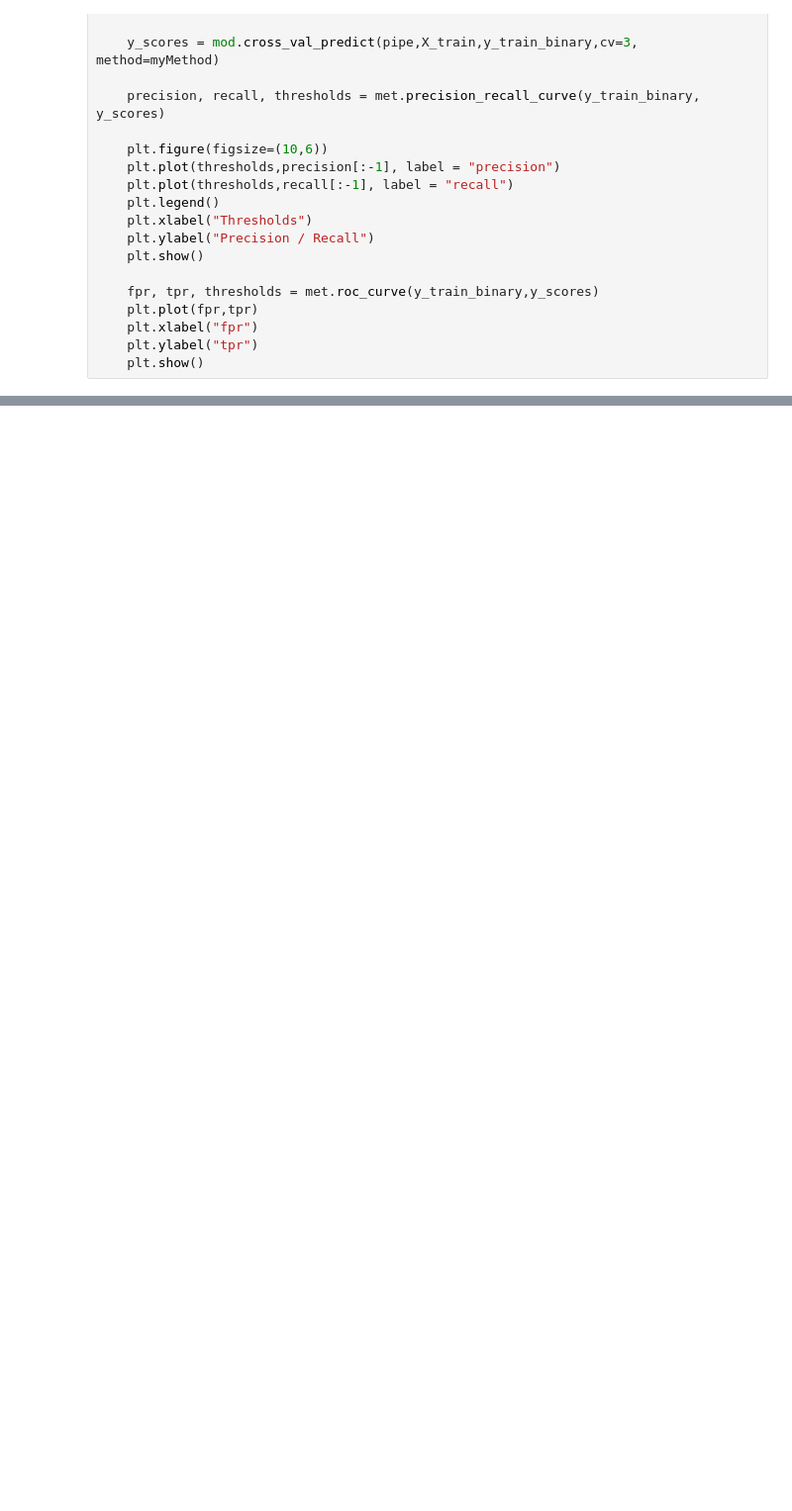
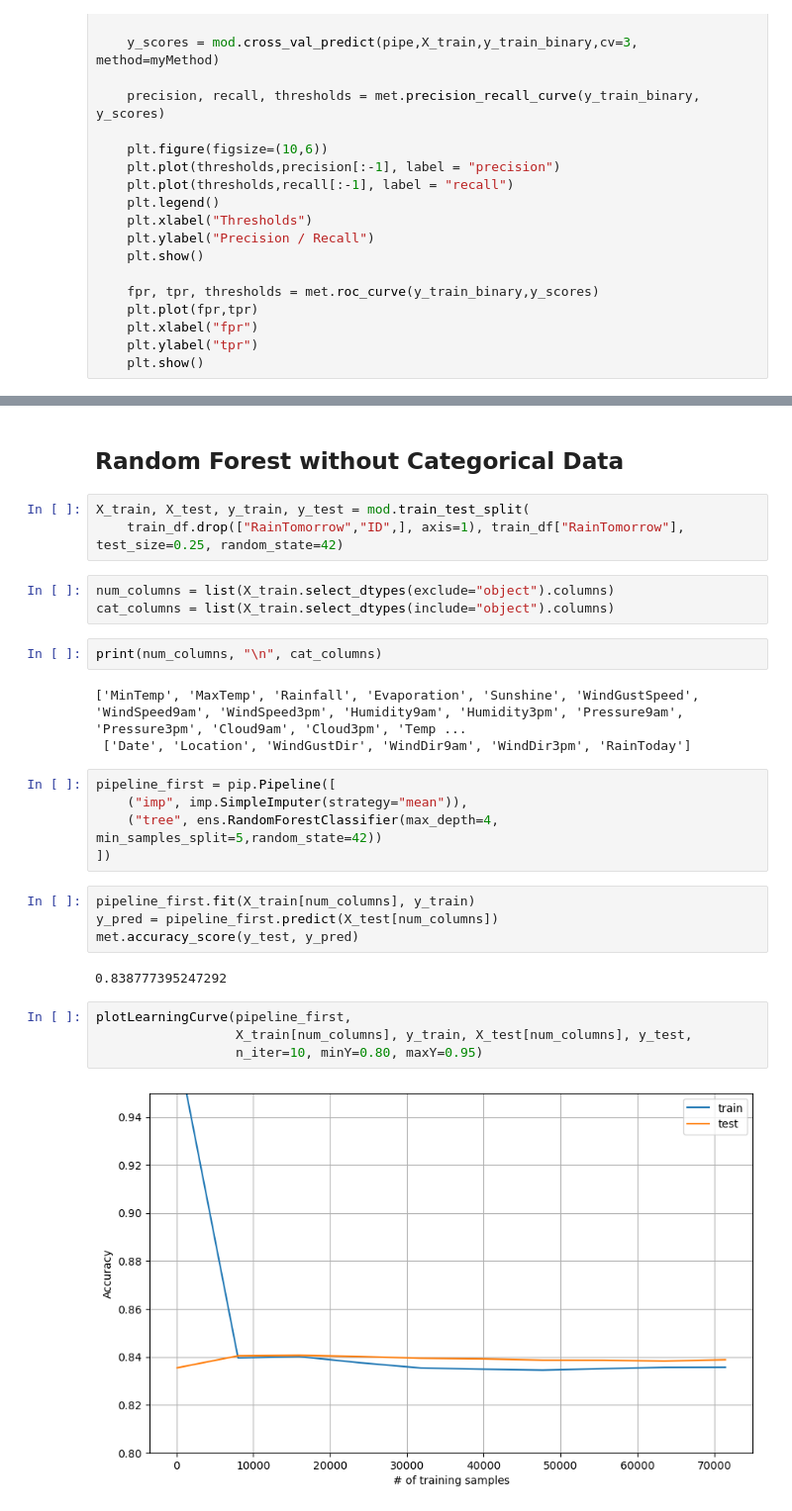
Before and after one commit to Rurushu13/Hackaton-Practice, a Jupyter notebook: main.ipynb, the cells around one changed output, grey strips where cells are left out. Shown at 99% size. Cells and saved outputs as stored; diff of their text form; blank space fills up the shorter version.

```diff
--- a/main.ipynb
+++ b/main.ipynb
@@ -160,0 +265,30 @@ def precision_recall_curve(est, X_train, y_train_binary):
+# %% [markdown]
+## Random Forest without Categorical Data
+# %%
+X_train, X_test, y_train, y_test = mod.train_test_split(
+    train_df.drop(["RainTomorrow","ID",], axis=1), train_df["RainTomorrow"], test_size=0.25, random_state=42)
+# %%
+num_columns = list(X_train.select_dtypes(exclude="object").columns)
+cat_columns = list(X_train.select_dtypes(include="object").columns)
+# %%
+print(num_columns, "\n", cat_columns)
+# %% [output]
+['MinTemp', 'MaxTemp', 'Rainfall', 'Evaporation', 'Sunshine', 'WindGustSpeed', 'WindSpeed9am', 'WindSpeed3pm', 'Humidity9am', 'Humidity3pm', 'Pressure9am', 'Pressure3pm', 'Cloud9am', 'Cloud3pm', 'Temp ...
+ ['Date', 'Location', 'WindGustDir', 'WindDir9am', 'WindDir3pm', 'RainToday']
+# %%
+pipeline_first = pip.Pipeline([
+    ("imp", imp.SimpleImputer(strategy="mean")),
+    ("tree", ens.RandomForestClassifier(max_depth=4, min_samples_split=5,random_state=42))
+])
+# %%
+pipeline_first.fit(X_train[num_columns], y_train)
+y_pred = pipeline_first.predict(X_test[num_columns])
+met.accuracy_score(y_test, y_pred)
+# %% [output]
+0.838777395247292
+# %%
+plotLearningCurve(pipeline_first,
+                  X_train[num_columns], y_train, X_test[num_columns], y_test,
+                  n_iter=10, minY=0.80, maxY=0.95)
+# %% [output]
+[figure, added]
```
Also changed, not shown: parts of 90 cells of this notebook, 8 other files.
